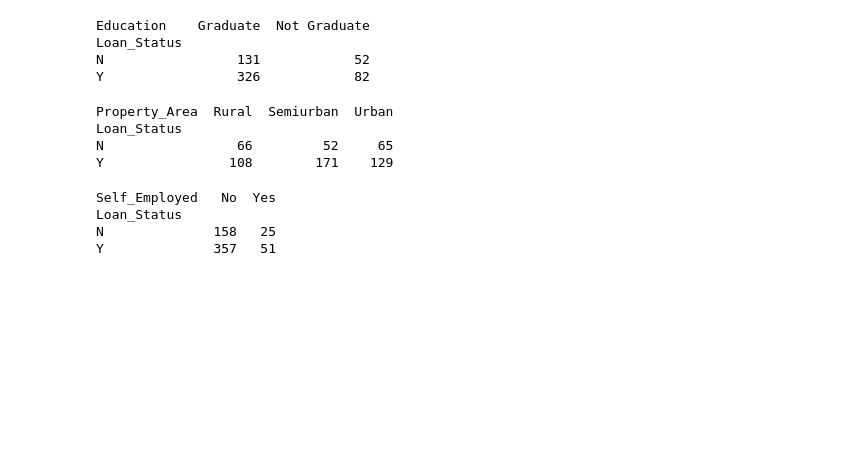
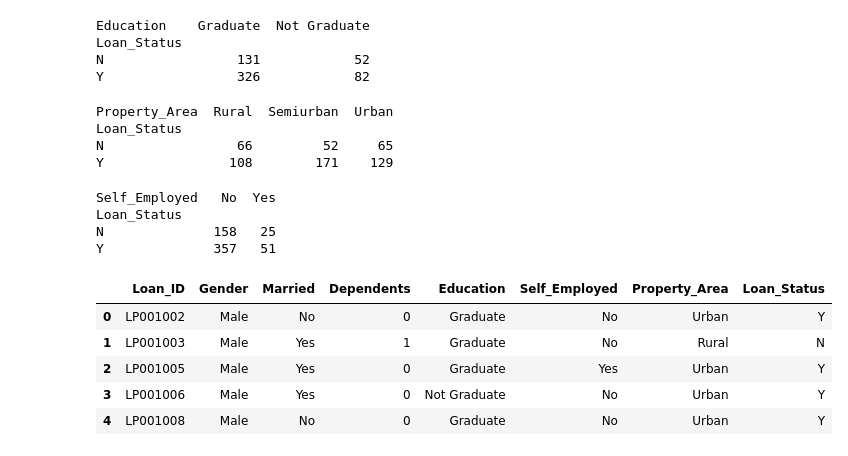
Before and after one commit to RajeevDash007/Loan-Status-Prediction, a Jupyter notebook: code.ipynb, the cells around one changed output. Saved outputs shown, nothing was run; the diff lists cells and outputs as text; code cells hidden in the pictures; blank space fills up the shorter version.

Commit message:
data preparation

```diff
--- a/code.ipynb
+++ b/code.ipynb
@@ -298,3 +298,12 @@ Self_Employed   No  Yes
 Loan_Status
 N              158   25
 Y              357   51
+# %%
+data.select_dtypes('object').head()
+# %% [output]
+|  | Loan_ID | Gender | Married | Dependents | Education | Self_Employed | Property_Area | Loan_Status |
+| 0 | LP001002 | Male | No | 0 | Graduate | No | Urban | Y |
+| 1 | LP001003 | Male | Yes | 1 | Graduate | No | Rural | N |
+| 2 | LP001005 | Male | Yes | 0 | Graduate | Yes | Urban | Y |
+| 3 | LP001006 | Male | Yes | 0 | Not Graduate | No | Urban | Y |
+| 4 | LP001008 | Male | No | 0 | Graduate | No | Urban | Y |
```
Also changed, not shown: parts of 4 cells of this notebook.
